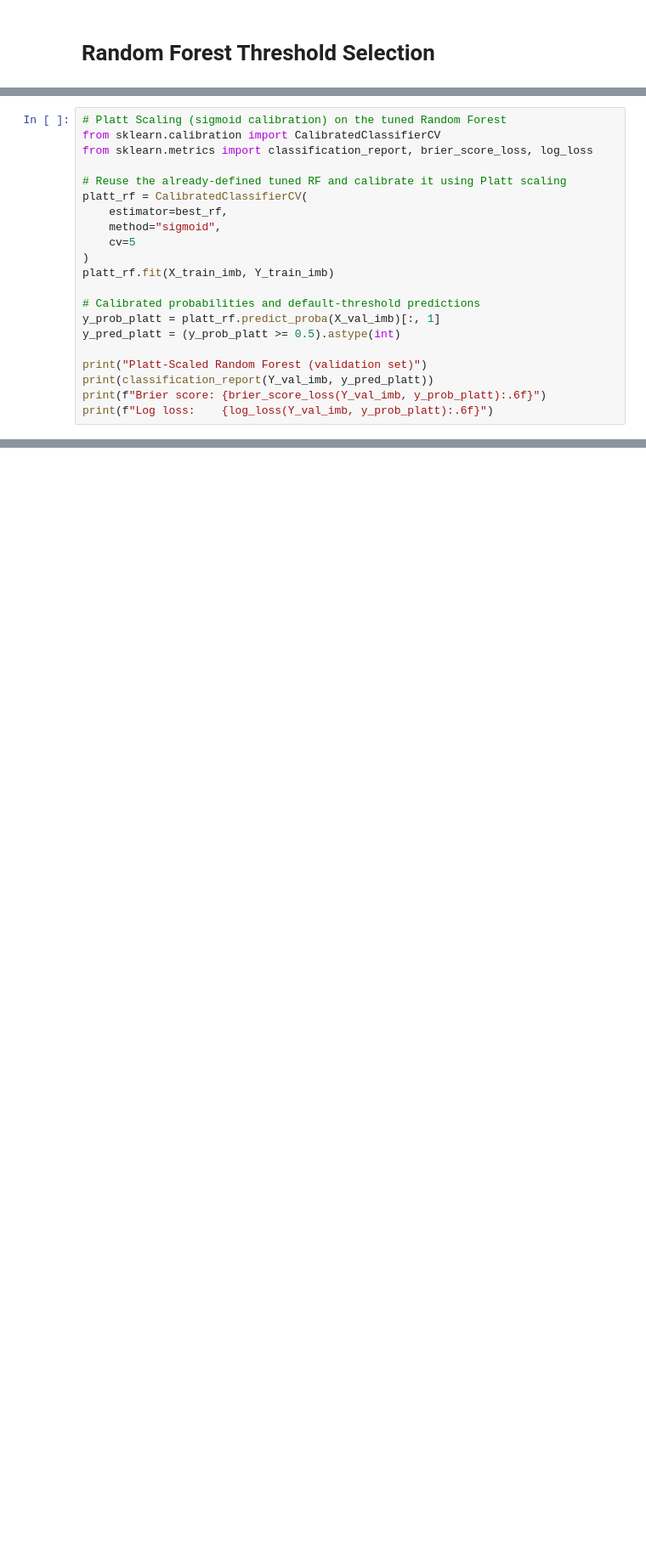
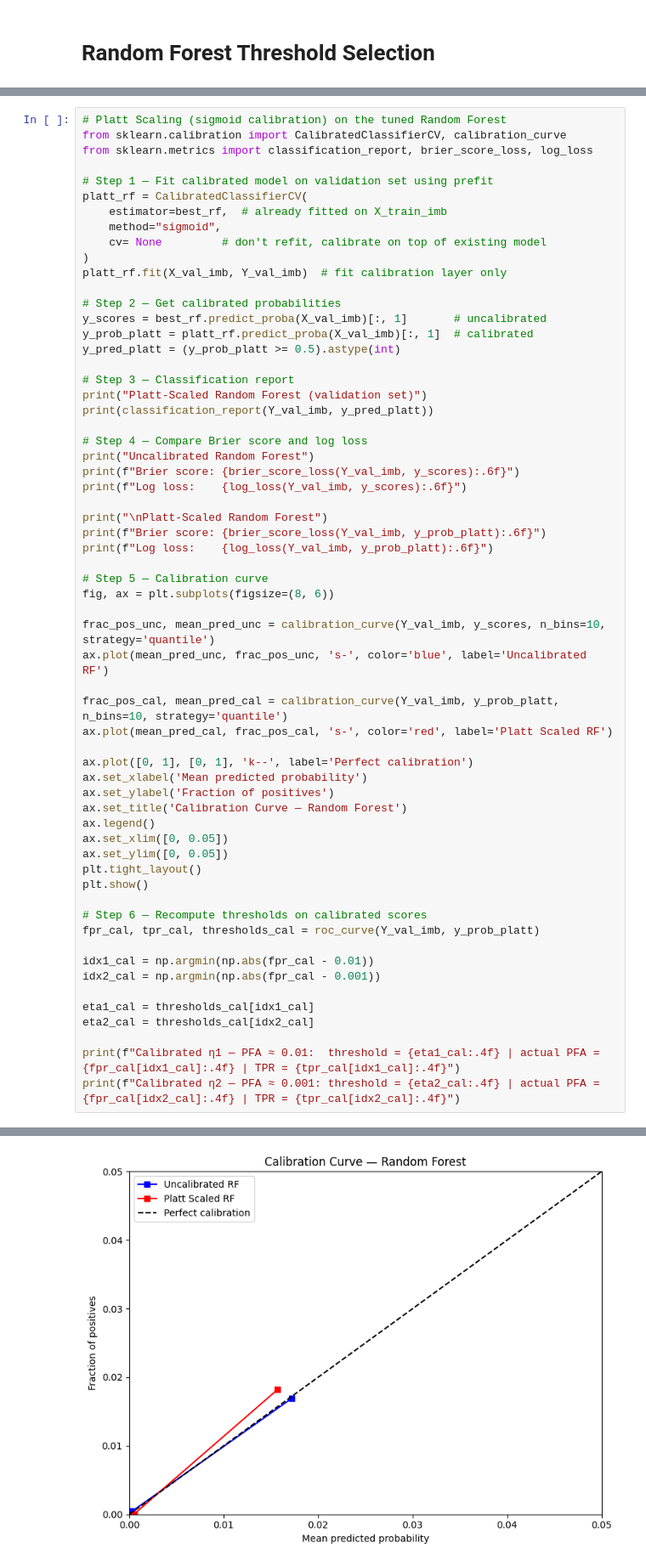
Before and after one commit to IvanCh3ung/EECE564_A3, a Jupyter notebook: A3.ipynb, the cells around one changed output, grey strips where cells are left out. Shown at 85% size. Saved outputs shown, nothing was run; the diff lists cells and outputs as text; blank space fills up the shorter version.

Commit message:
calibration for RF done

```diff
--- a/A3.ipynb
+++ b/A3.ipynb
@@ -893,24 +893,64 @@ Given the severe class imbalance in our dataset (only 83 fraud cases in the vali
 # %%
 # Platt Scaling (sigmoid calibration) on the tuned Random Forest
-from sklearn.calibration import CalibratedClassifierCV
+from sklearn.calibration import CalibratedClassifierCV, calibration_curve
 from sklearn.metrics import classification_report, brier_score_loss, log_loss
 
-# Reuse the already-defined tuned RF and calibrate it using Platt scaling
+# Step 1 — Fit calibrated model on validation set using prefit
 platt_rf = CalibratedClassifierCV(
-    estimator=best_rf,
+    estimator=best_rf,  # already fitted on X_train_imb
     method="sigmoid",
-    cv=5
+    cv= None         # don't refit, calibrate on top of existing model
 )
-platt_rf.fit(X_train_imb, Y_train_imb)
+platt_rf.fit(X_val_imb, Y_val_imb)  # fit calibration layer only
 
-# Calibrated probabilities and default-threshold predictions
-y_prob_platt = platt_rf.predict_proba(X_val_imb)[:, 1]
+# Step 2 — Get calibrated probabilities
+y_scores = best_rf.predict_proba(X_val_imb)[:, 1]       # uncalibrated
+y_prob_platt = platt_rf.predict_proba(X_val_imb)[:, 1]  # calibrated
 y_pred_platt = (y_prob_platt >= 0.5).astype(int)
 
+# Step 3 — Classification report
 print("Platt-Scaled Random Forest (validation set)")
 print(classification_report(Y_val_imb, y_pred_platt))
+
+# Step 4 — Compare Brier score and log loss
+print("Uncalibrated Random Forest")
+print(f"Brier score: {brier_score_loss(Y_val_imb, y_scores):.6f}")
+print(f"Log loss:    {log_loss(Y_val_imb, y_scores):.6f}")
+
+print("\nPlatt-Scaled Random Forest")
 print(f"Brier score: {brier_score_loss(Y_val_imb, y_prob_platt):.6f}")
 print(f"Log loss:    {log_loss(Y_val_imb, y_prob_platt):.6f}")
+
+# Step 5 — Calibration curve
+fig, ax = plt.subplots(figsize=(8, 6))
+
+frac_pos_unc, mean_pred_unc = calibration_curve(Y_val_imb, y_scores, n_bins=10, strategy='quantile')
+ax.plot(mean_pred_unc, frac_pos_unc, 's-', color='blue', label='Uncalibrated RF')
+
+frac_pos_cal, mean_pred_cal = calibration_curve(Y_val_imb, y_prob_platt, n_bins=10, strategy='quantile')
+ax.plot(mean_pred_cal, frac_pos_cal, 's-', color='red', label='Platt Scaled RF')
+
+ax.plot([0, 1], [0, 1], 'k--', label='Perfect calibration')
+ax.set_xlabel('Mean predicted probability')
+ax.set_ylabel('Fraction of positives')
+ax.set_title('Calibration Curve — Random Forest')
+ax.legend()
+ax.set_xlim([0, 0.05])
+ax.set_ylim([0, 0.05])
+plt.tight_layout()
+plt.show()
+
+# Step 6 — Recompute thresholds on calibrated scores
+fpr_cal, tpr_cal, thresholds_cal = roc_curve(Y_val_imb, y_prob_platt)
+
+idx1_cal = np.argmin(np.abs(fpr_cal - 0.01))
+idx2_cal = np.argmin(np.abs(fpr_cal - 0.001))
+
+eta1_cal = thresholds_cal[idx1_cal]
+eta2_cal = thresholds_cal[idx2_cal]
+
+print(f"Calibrated η1 — PFA ≈ 0.01:  threshold = {eta1_cal:.4f} | actual PFA = {fpr_cal[idx1_cal]:.4f} | TPR = {tpr_cal[idx1_cal]:.4f}")
+print(f"Calibrated η2 — PFA ≈ 0.001: threshold = {eta2_cal:.4f} | actual PFA = {fpr_cal[idx2_cal]:.4f} | TPR = {tpr_cal[idx2_cal]:.4f}")
 # %% [output]
 Platt-Scaled Random Forest (validation set)
               precision    recall  f1-score   support
@@ -926,0 +972 @@ Log loss:    0.003068
+[figure, added]
```
Also changed, not shown: parts of 4 cells of this notebook.
